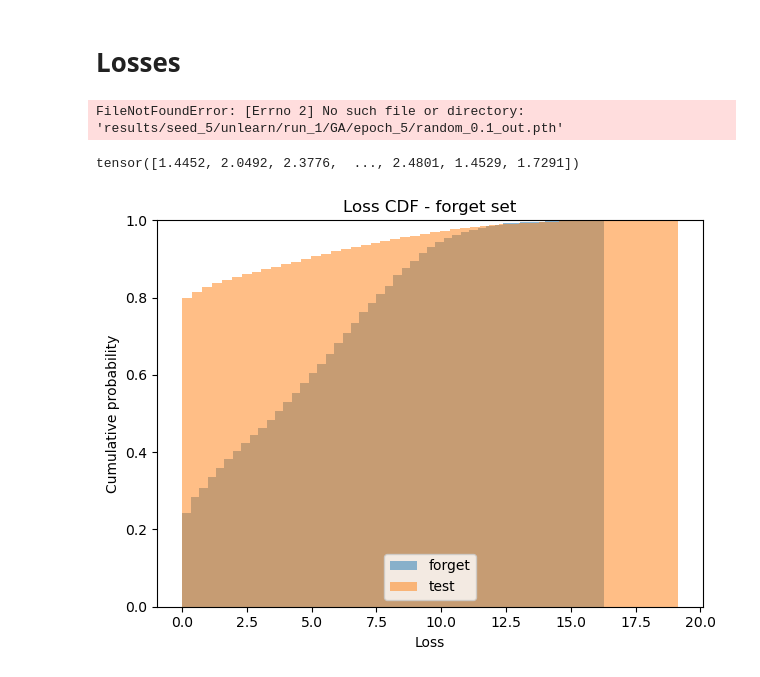
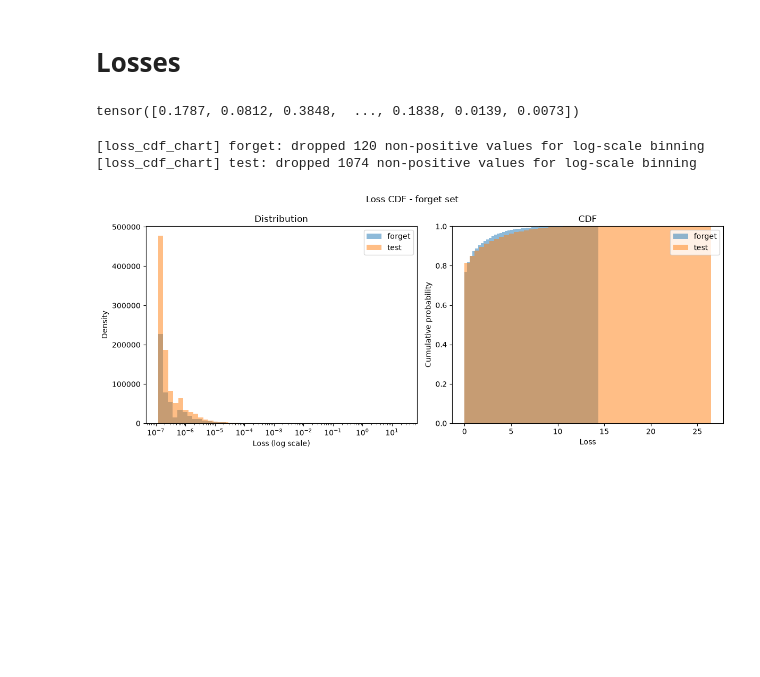
Before and after one commit to probabilistic-adaptation/verifying_unlearning_2026, a Jupyter notebook: master_auditor.ipynb, the cells around one changed output. Saved outputs shown, nothing was run; the diff lists cells and outputs as text; code cells hidden in the pictures; blank space fills up the shorter version.

Commit message:
new pretraining results script and other results

```diff
--- a/master_auditor.ipynb
+++ b/master_auditor.ipynb
@@ -853,46 +859,65 @@ Dropped 2 non-positive values for log-scale binning.
 # %%
 base_out = torch.load("results/seed_5/base/base_random_0.1_out.pth", weights_only=False)
 retrain_out = torch.load("results/seed_5/retrain/retrain_run_1_random_0.1_out.pth", weights_only=False)
-# BS_out = torch.load("results/seed_5/unlearn/run_1/boundary_shrink/epoch_10/random_0.1_out.pth", weights_only=False)
-GA_out = torch.load("results/seed_5/unlearn/run_1/GA/epoch_5/random_0.1_out.pth", weights_only=False)
+FT_out = torch.load("results/seed_5/unlearn/run_1/FT/epoch_30/random_0.1_out.pth", weights_only=False)
+BS_out = torch.load("results/seed_5/unlearn/run_1/boundary_shrink/epoch_3/random_0.1_out.pth", weights_only=False)
+GA_out = torch.load("results/seed_5/unlearn/run_1/GA/epoch_2/random_0.1_out.pth", weights_only=False)
 BT_out = torch.load("results/seed_5/unlearn/run_1/bad_teacher/epoch_2/random_0.1_out.pth", weights_only=False)
-RL_out = torch.load("results/seed_5/unlearn/run_1/RL/epoch_10/random_0.1_out.pth", weights_only=False)
-NG_out = torch.load("results/seed_5/unlearn/run_1/NegGrad_plus/epoch_10/random_0.1_out.pth", weights_only=False)
-SCRUB_out = torch.load("results/seed_5/unlearn/run_1/scrub/epoch_10/random_0.1_out.pth", weights_only=False)
+RL_out = torch.load("results/seed_5/unlearn/run_1/RL/epoch_2/random_0.1_out.pth", weights_only=False)
+NG_out = torch.load("results/seed_5/unlearn/run_1/NegGrad_plus/epoch_2/random_0.1_out.pth", weights_only=False)
+SCRUB_out = torch.load("results/seed_5/unlearn/run_1/scrub/epoch_2/random_0.1_out.pth", weights_only=False)
 # UNSIR_out = torch.load("results/seed_5/unlearn/run_1/UNSIR/epoch_1/random_0.1_out.pth", weights_only=False)
-# %% [output]
-FileNotFoundError: [Errno 2] No such file or directory: 'results/seed_5/unlearn/run_1/GA/epoch_5/random_0.1_out.pth'
 # %%
 RL_out["forget"]["losses"]
 # %% [output]
-tensor([1.4452, 2.0492, 2.3776,  ..., 2.4801, 1.4529, 1.7291])
+tensor([0.1787, 0.0812, 0.3848,  ..., 0.1838, 0.0139, 0.0073])
 # %%
 def loss_cdf_chart(losses_one, losses_two=None, label_one="Dataset 1", label_two="Dataset 2", title="Loss CDF", bins=50):
-    """Plot the CDF of up to two loss distributions as cumulative histograms on the same axes."""
+    """Plot the distribution (log-scale, since loss values are heavily right-skewed and many are
+    very small) and the CDF (linear scale) of up to two loss distributions, side by side."""
 
-    fig, ax = plt.subplots()
+    fig, (ax_dist, ax_cdf) = plt.subplots(1, 2, figsize=(12, 5))
 
     for losses, label in [(losses_one, label_one), (losses_two, label_two)]:
         if losses is None:
             continue
         values = losses.numpy() if hasattr(losses, "numpy") else np.asarray(losses)
-        ax.hist(values, bins=bins, cumulative=True, density=True, histtype="stepfilled", alpha=0.5, label=label)
 
-    ax.set_xlabel("Loss")
-    ax.set_ylabel("Cumulative probability")
-    ax.set_ylim(0, 1)
-    ax.set_title(title)
-    ax.legend()
+        # log-scale bin edges need strictly positive values
+        log_values = values[values > 0]
+        n_dropped = len(values) - len(log_values)
+        if n_dropped:
+            print(f"[loss_cdf_chart] {label}: dropped {n_dropped} non-positive values for log-scale binning")
+        bin_edges = np.logspace(np.log10(log_values.min()), np.log10(log_values.max()), bins)
+        ax_dist.hist(log_values, bins=bin_edges, density=True, histtype="stepfilled", alpha=0.5, label=label)
+
+        ax_cdf.hist(values, bins=bins, cumulative=True, density=True, histtype="stepfilled", alpha=0.5, label=label)
+
+    ax_dist.set_xscale("log")
+    ax_dist.set_xlabel("Loss (log scale)")
+    ax_dist.set_ylabel("Density")
+    ax_dist.set_title("Distribution")
+    ax_dist.legend()
+
+    ax_cdf.set_xlabel("Loss")
+    ax_cdf.set_ylabel("Cumulative probability")
+    ax_cdf.set_ylim(0, 1)
+    ax_cdf.set_title("CDF")
+    ax_cdf.legend()
+
+    fig.suptitle(title)
     plt.tight_layout()
     plt.show()
 
 # example usage - RL (forget) vs base (forget)
 loss_cdf_chart(
-    BS_out["forget"]["losses"],
-    BS_out["test"]["losses"],
+    SCRUB_out["forget"]["losses"],
+    SCRUB_out["test"]["losses"],
     label_one="forget",
     label_two="test",
     title="Loss CDF - forget set"
 )
 # %% [output]
+[loss_cdf_chart] forget: dropped 120 non-positive values for log-scale binning
+[loss_cdf_chart] test: dropped 1074 non-positive values for log-scale binning
-[figure, old version]
+[figure, new version]
```
Also changed, not shown: parts of 2 cells of this notebook, 28 other files.
